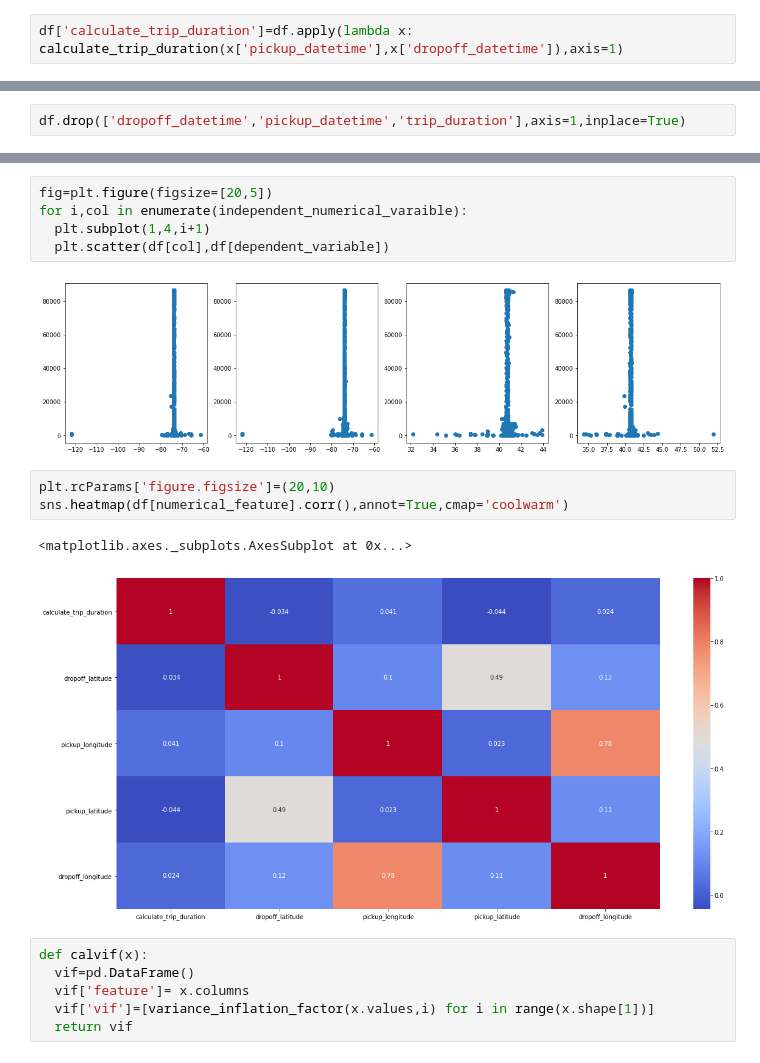
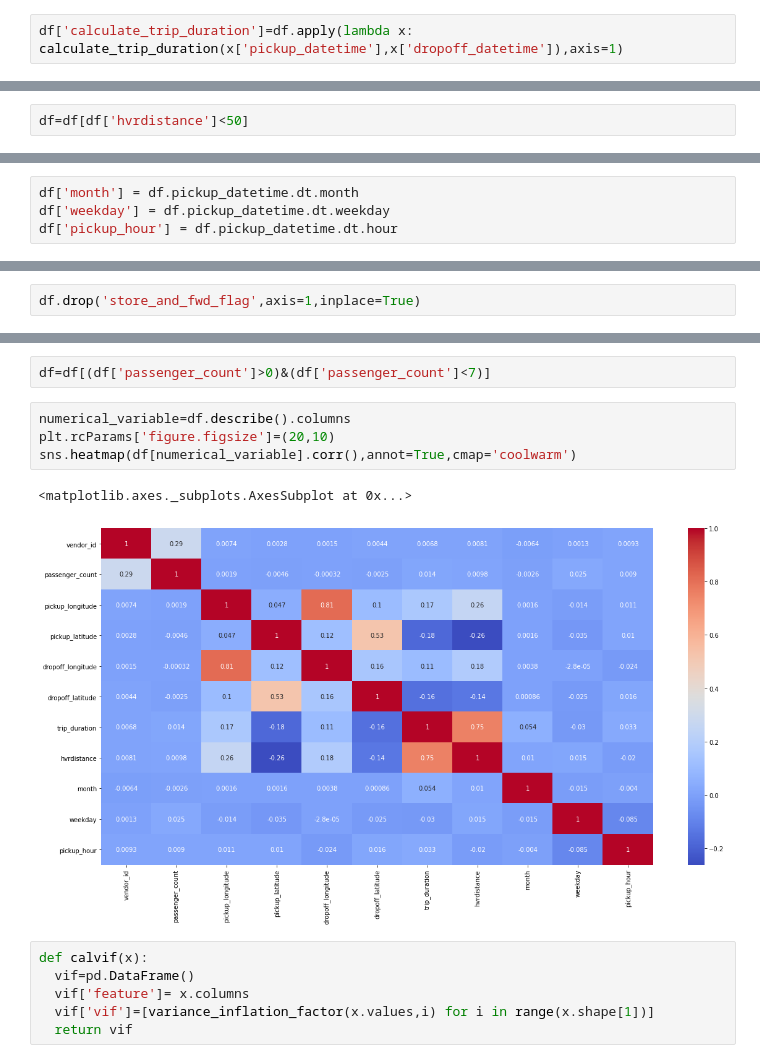
Before and after one commit to jainrasik/NYC-Taxi-Trip-Time-Prediction-Rasik-Jain, a Jupyter notebook: NYC_Taxi_Trip_Time_Prediction_rasik_jain_Capstone_Project.ipynb, the cells around one changed output, grey strips where cells are left out. Cells and saved outputs as stored; diff of their text form.

```diff
--- a/NYC_Taxi_Trip_Time_Prediction_rasik_jain_Capstone_Project.ipynb
+++ b/NYC_Taxi_Trip_Time_Prediction_rasik_jain_Capstone_Project.ipynb
@@ -177,0 +202,2 @@ df[df['calculate_trip_duration']!=df['trip_duration']]
+# %%
+df=df[df['hvrdistance']<50]
@@ -177,0 +214,4 @@ df[df['calculate_trip_duration']!=df['trip_duration']]
+# %%
+df['month'] = df.pickup_datetime.dt.month
+df['weekday'] = df.pickup_datetime.dt.weekday
+df['pickup_hour'] = df.pickup_datetime.dt.hour
@@ -178,2 +235,2 @@ df[df['calculate_trip_duration']!=df['trip_duration']]
 # %%
-df.drop(['dropoff_datetime','pickup_datetime','trip_duration'],axis=1,inplace=True)
+df.drop('store_and_fwd_flag',axis=1,inplace=True)
@@ -221,16 +237,12 @@ for i,col in enumerate(independent_numerical_varaible):
-# %%
-fig=plt.figure(figsize=[20,5])
-for i,col in enumerate(independent_numerical_varaible):
-  plt.subplot(1,4,i+1)
-  plt.scatter(df[col],df[dependent_variable])
-# %% [output]
-[figure, removed]
+# %%
+df=df[(df['passenger_count']>0)&(df['passenger_count']<7)]
 # %%
+numerical_variable=df.describe().columns
 plt.rcParams['figure.figsize']=(20,10)
-sns.heatmap(df[numerical_feature].corr(),annot=True,cmap='coolwarm')
+sns.heatmap(df[numerical_variable].corr(),annot=True,cmap='coolwarm')
 # %% [output]
 <matplotlib.axes._subplots.AxesSubplot at 0x...>
-[figure, old version]
+[figure, new version]
 # %%
 def calvif(x):
   vif=pd.DataFrame()
```
Also changed, not shown: parts of 69 cells of this notebook.
